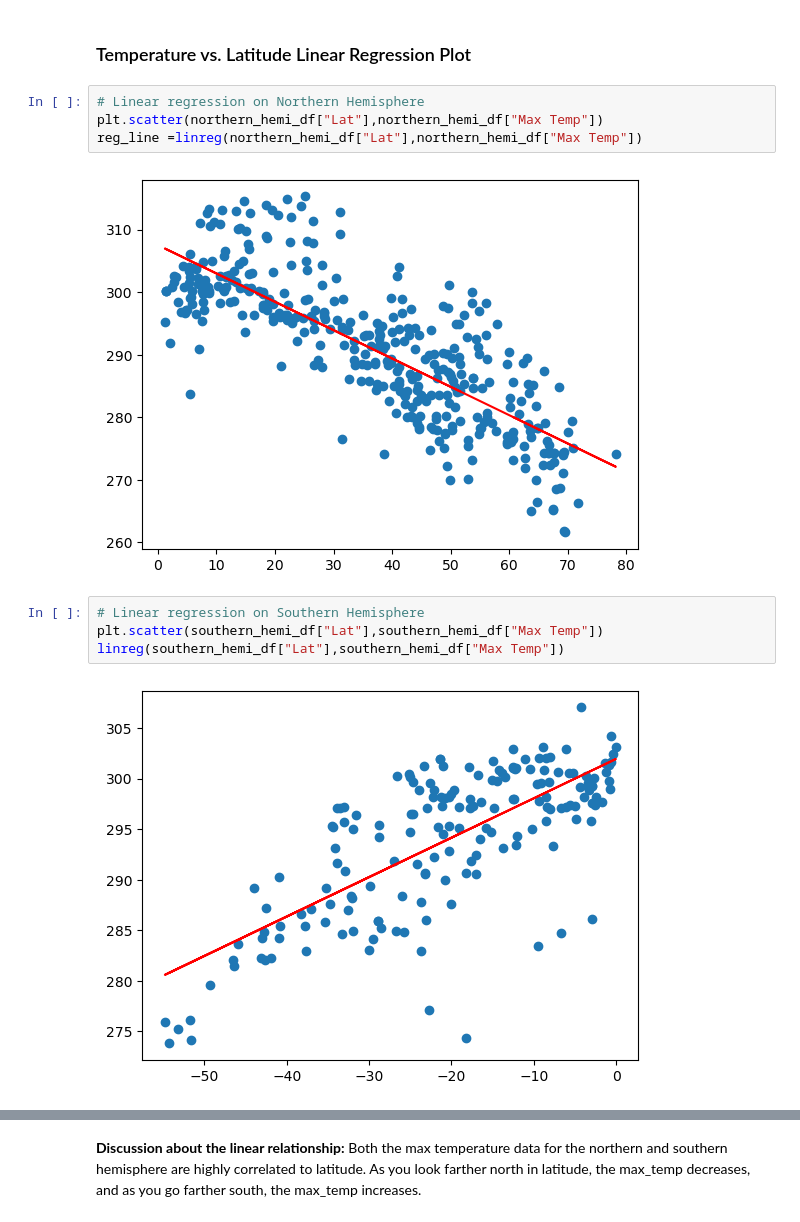
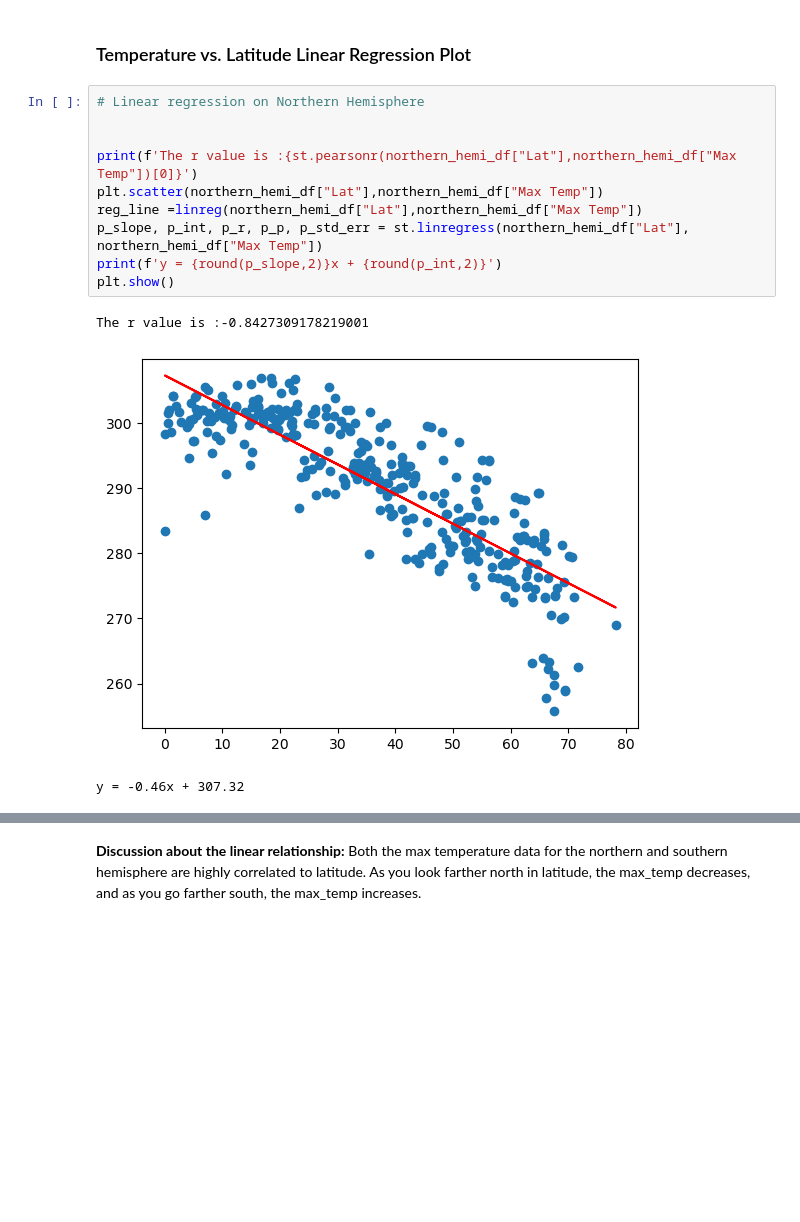
Before and after one commit to BrianSilfer/python-api-challenge, a Jupyter notebook: WeatherPy/WeatherPy.ipynb, the cells around one changed output, grey strips where cells are left out. Saved outputs shown, nothing was run; the diff lists cells and outputs as text; blank space fills up the shorter version.

```diff
--- a/WeatherPy/WeatherPy.ipynb
+++ b/WeatherPy/WeatherPy.ipynb
@@ -301,13 +308,15 @@ southern_hemi_df.head()
 ###  Temperature vs. Latitude Linear Regression Plot
 # %%
 # Linear regression on Northern Hemisphere
+
+
+print(f'The r value is :{st.pearsonr(northern_hemi_df["Lat"],northern_hemi_df["Max Temp"])[0]}')
 plt.scatter(northern_hemi_df["Lat"],northern_hemi_df["Max Temp"])
 reg_line =linreg(northern_hemi_df["Lat"],northern_hemi_df["Max Temp"])
+p_slope, p_int, p_r, p_p, p_std_err = st.linregress(northern_hemi_df["Lat"], northern_hemi_df["Max Temp"])
+print(f'y = {round(p_slope,2)}x + {round(p_int,2)}')
+plt.show()
 # %% [output]
+The r value is :-0.8427309178219001
-[figure, old version]
+[figure, new version]
+y = -0.46x + 307.32
-# %%
-# Linear regression on Southern Hemisphere
-plt.scatter(southern_hemi_df["Lat"],southern_hemi_df["Max Temp"])
-linreg(southern_hemi_df["Lat"],southern_hemi_df["Max Temp"])
-# %% [output]
-[figure, removed]
```
Also changed, not shown: parts of 20 cells of this notebook, 7 other files.
